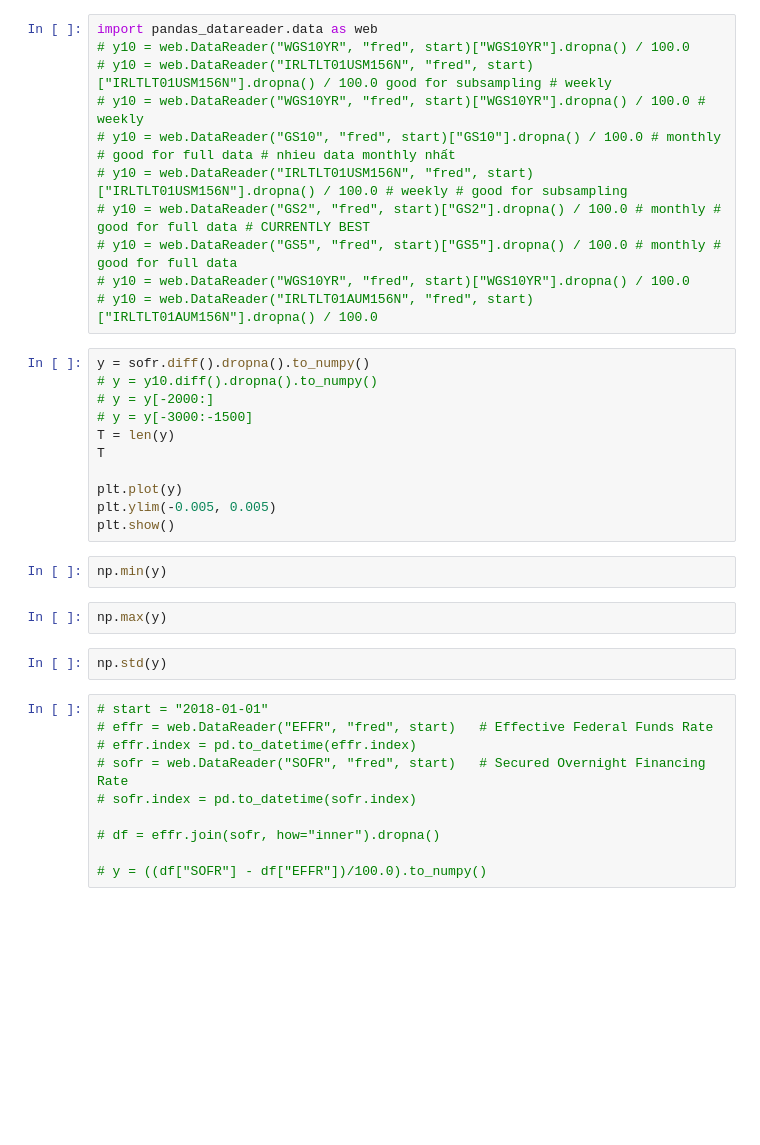
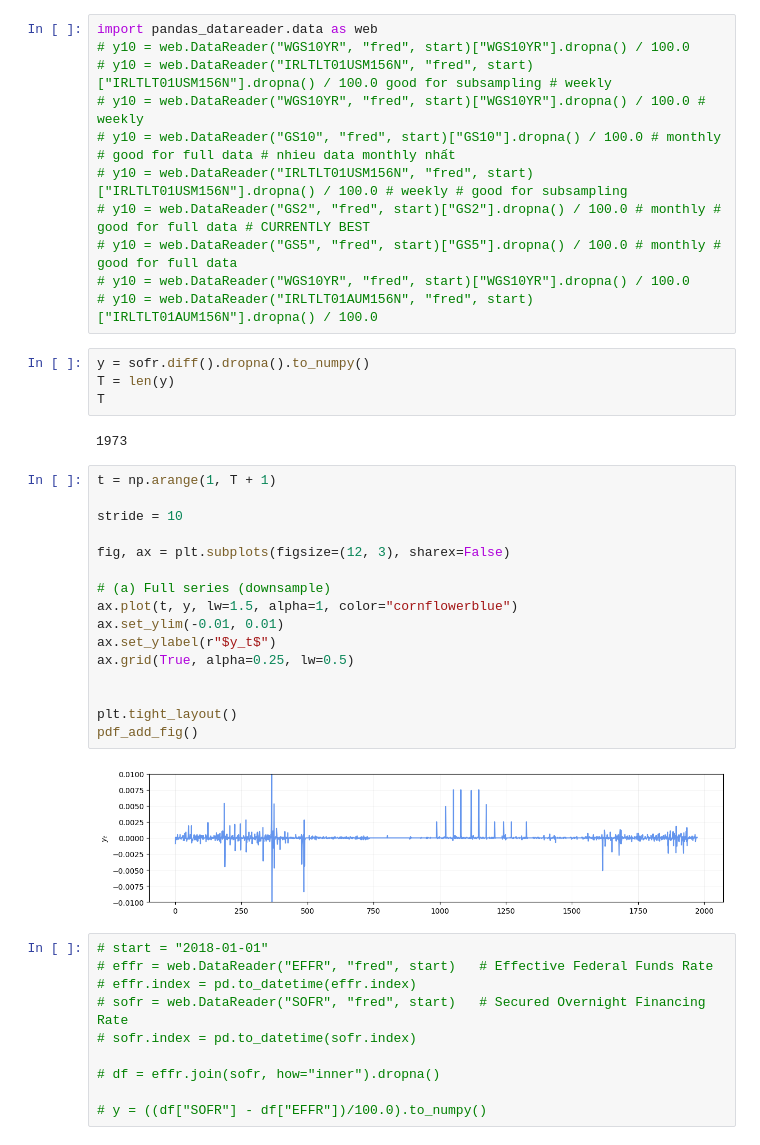
Before and after one commit to thangtm58/winston-uts-research, a Jupyter notebook: MinhThangTrinh_Thesis.ipynb, the cells around one changed output. Cells and saved outputs as stored; diff of their text form; blank space fills up the shorter version.

```diff
--- a/MinhThangTrinh_Thesis.ipynb
+++ b/MinhThangTrinh_Thesis.ipynb
@@ -3522,23 +3726,30 @@ import pandas_datareader.data as web
 # y10 = web.DataReader("GS5", "fred", start)["GS5"].dropna() / 100.0 # monthly # good for full data
 # y10 = web.DataReader("WGS10YR", "fred", start)["WGS10YR"].dropna() / 100.0
 # y10 = web.DataReader("IRLTLT01AUM156N", "fred", start)["IRLTLT01AUM156N"].dropna() / 100.0
-# %%
-y = sofr.diff().dropna().to_numpy()
-# y = y10.diff().dropna().to_numpy()
-# y = y[-2000:]
-# y = y[-3000:-1500]
-T = len(y)
-T
-
-plt.plot(y)
-plt.ylim(-0.005, 0.005)
-plt.show()
-# %%
-np.min(y)
-# %%
-np.max(y)
-# %%
-np.std(y)
+# %%
+y = sofr.diff().dropna().to_numpy()
+T = len(y)
+T
+# %% [output]
+1973
+# %%
+t = np.arange(1, T + 1)
+
+stride = 10
+
+fig, ax = plt.subplots(figsize=(12, 3), sharex=False)
+
+# (a) Full series (downsample)
+ax.plot(t, y, lw=1.5, alpha=1, color="cornflowerblue")
+ax.set_ylim(-0.01, 0.01)
+ax.set_ylabel(r"$y_t$")
+ax.grid(True, alpha=0.25, lw=0.5)
+
+
+plt.tight_layout()
+pdf_add_fig()
+# %% [output]
+[figure, added]
 # %%
 # start = "2018-01-01"
 # effr = web.DataReader("EFFR", "fred", start)   # Effective Federal Funds Rate
```
Also changed, not shown: parts of 34 cells of this notebook.
